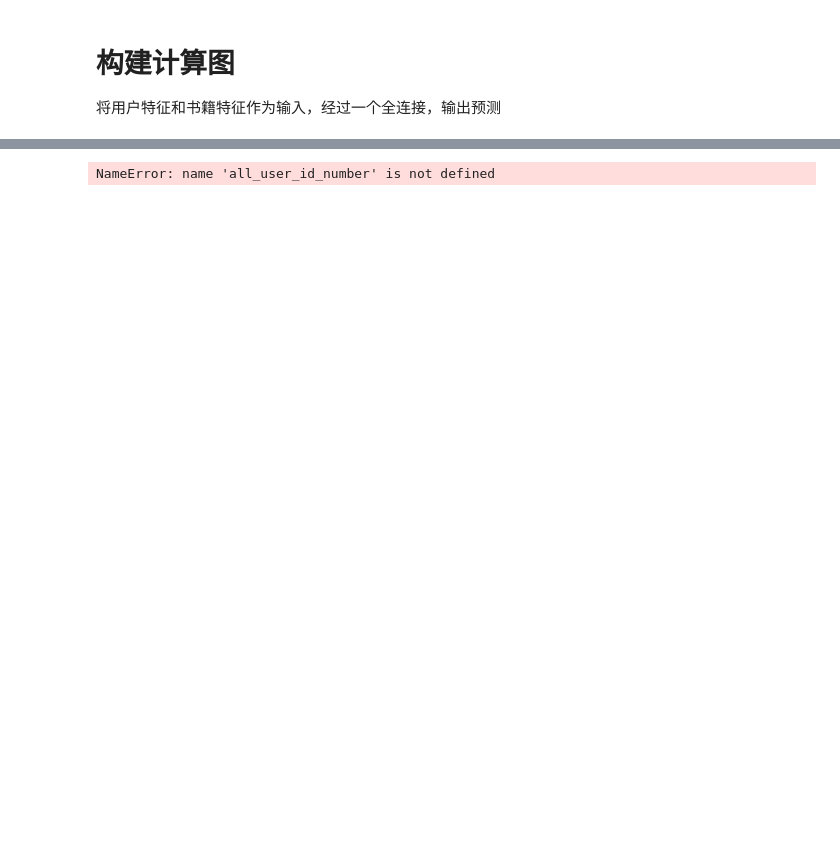
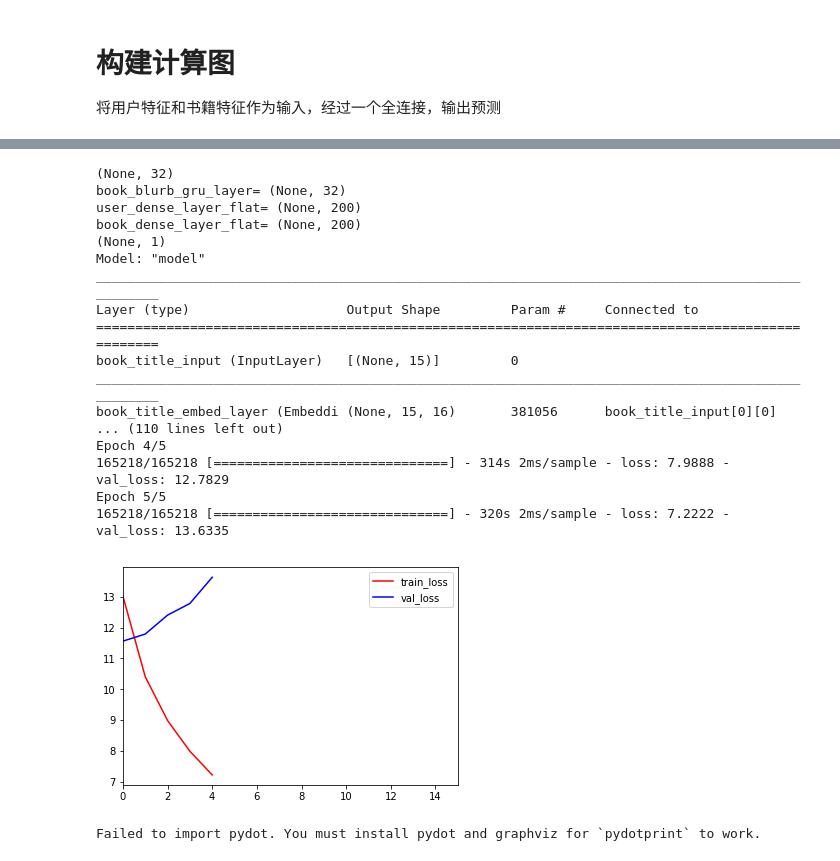
Before and after one commit to StrayCamel247/Recommend_system, a Jupyter notebook: lyj1998.ipynb, the cells around one changed output, grey strips where cells are left out. Cells and saved outputs as stored; diff of their text form; code cells hidden in the pictures; blank space fills up the shorter version.

```diff
--- a/lyj1998.ipynb
+++ b/lyj1998.ipynb
@@ -302,7 +314,7 @@ def get_book_feature_layer(book_isbn_embed_layer,book_author_embed_layer,book_ye
     return book_dense_layer,book_dense_layer_flat
 # %%
 def get_rating(user_feature, book_feature):
-    multiply_layer = keras.layers.Lambda(lambda layer: tf.reduce_sum(layer[0]*layer[1],axis=1,keepdims=True), name = 'user_book_feature')(user_feature, book_feature)
+    multiply_layer = keras.layers.Lambda(lambda layer: tf.reduce_sum(layer[0]*layer[1],axis=1,keepdims=True), name = 'user_book_feature')((user_feature, book_feature))
     print(multiply_layer.shape)
     return multiply_layer
 # %%
@@ -338,5 +353,8 @@ def get_batch(Xs,ys,batchsize):
 a = np.array([[1, 2, 4, ([1, 2, 5])],
              [3, 2, 6, ([6, 5, 1])],
              [6, 9, 4, ([3, 7, 5])]])
-a.take(3,1)[0]
+b = np.zeros([3,3])
+for i in range(3):
+    b[i] = a.take(3,1)[i]
+b[:2]
 # %% [output]
@@ -343,0 +401,6 @@ a.take(3,1)[0]
+# %%
+train_features, train_labels, val_features, val_lables, test_features, test_lables = get_train_val_test()
+print(type(train_features))
+print(type(train_labels))
+print(val_features[0].shape)
+print(test_features[0].shape)
@@ -344,11 +428,9 @@ a.take(3,1)[0]
 # %%
 class mv_network(object):
-    def __init__(self, batch_size=256):
-        self.batch_size = batch_size
-        self.best_loss = 9999
-        self.losses = {'train': [], 'test': []}
-
-        # 获取输入占位符
+    def __init__(self, batch_size,epoch):
+        self.batchsize = 256
+        self.epoch = 5
+         # 获取输入占位符
         user_id, user_location, book_isbn, book_author, book_year, book_publisher, book_title, book_blurb = get_inputs()
         # 获取User的2个嵌入向量
         uid_embed_layer, location_embed_layer = get_user_embedding(user_id,user_location)
@@ -376,9 +458,46 @@ class mv_network(object):
         self.model = tf.keras.Model(
             inputs=[user_id, user_location, book_isbn, book_title, book_author, book_year, book_publisher, book_blurb],
             outputs=[inference])
-
         self.model.summary()
+    def train_model(self):
+        model_optimizer = tf.keras.optimizers.Adam()
+        self.model.compile(optimizer=model_optimizer, loss=keras.losses.mse)
+        history = self.model.fit(train_features, train_labels, validation_data=(val_features, val_lables), epochs=self.epoch, batch_size=self.batchsize, verbose=1)
+        return  history
+    def predict_model(self, model):
+        test_loss = self.model.evaluate(test_features, test_lables, verbose=0)
+        return test_loss
-# %%
-model = mv_network()
-# %% [output]
-NameError: name 'all_user_id_number' is not defined
+# %%
+model = mv_network(256,5)
+history = model.train_model()
+train_loss = history.history['loss']
+val_loss = history.history['val_loss']
+plt.figure(1)
+plt.plot(train_loss, c='r', label='train_loss')
+plt.plot(val_loss, c='b', label='val_loss')
+plt.legend()
+plt.xlim([0, 15])
+plt.show()
+# %% [output]
+(None, 32)
+book_blurb_gru_layer= (None, 32)
+user_dense_layer_flat= (None, 200)
+book_dense_layer_flat= (None, 200)
+(None, 1)
+Model: "model"
+__________________________________________________________________________________________________
+Layer (type)                    Output Shape         Param #     Connected to
+==================================================================================================
+book_title_input (InputLayer)   [(None, 15)]         0
+__________________________________________________________________________________________________
+book_title_embed_layer (Embeddi (None, 15, 16)       381056      book_title_input[0][0]
+... (110 lines left out)
+Epoch 4/5
+165218/165218 [==============================] - 314s 2ms/sample - loss: 7.9888 - val_loss: 12.7829
+Epoch 5/5
+165218/165218 [==============================] - 320s 2ms/sample - loss: 7.2222 - val_loss: 13.6335
+[figure, added]
+# %%
+keras.utils.plot_model(model, to_file='model_2.png', show_shapes=True, show_layer_names=True)
+# %% [output]
+Failed to import pydot. You must install pydot and graphviz for `pydotprint` to work.
```
Also changed, not shown: parts of 13 cells of this notebook.
